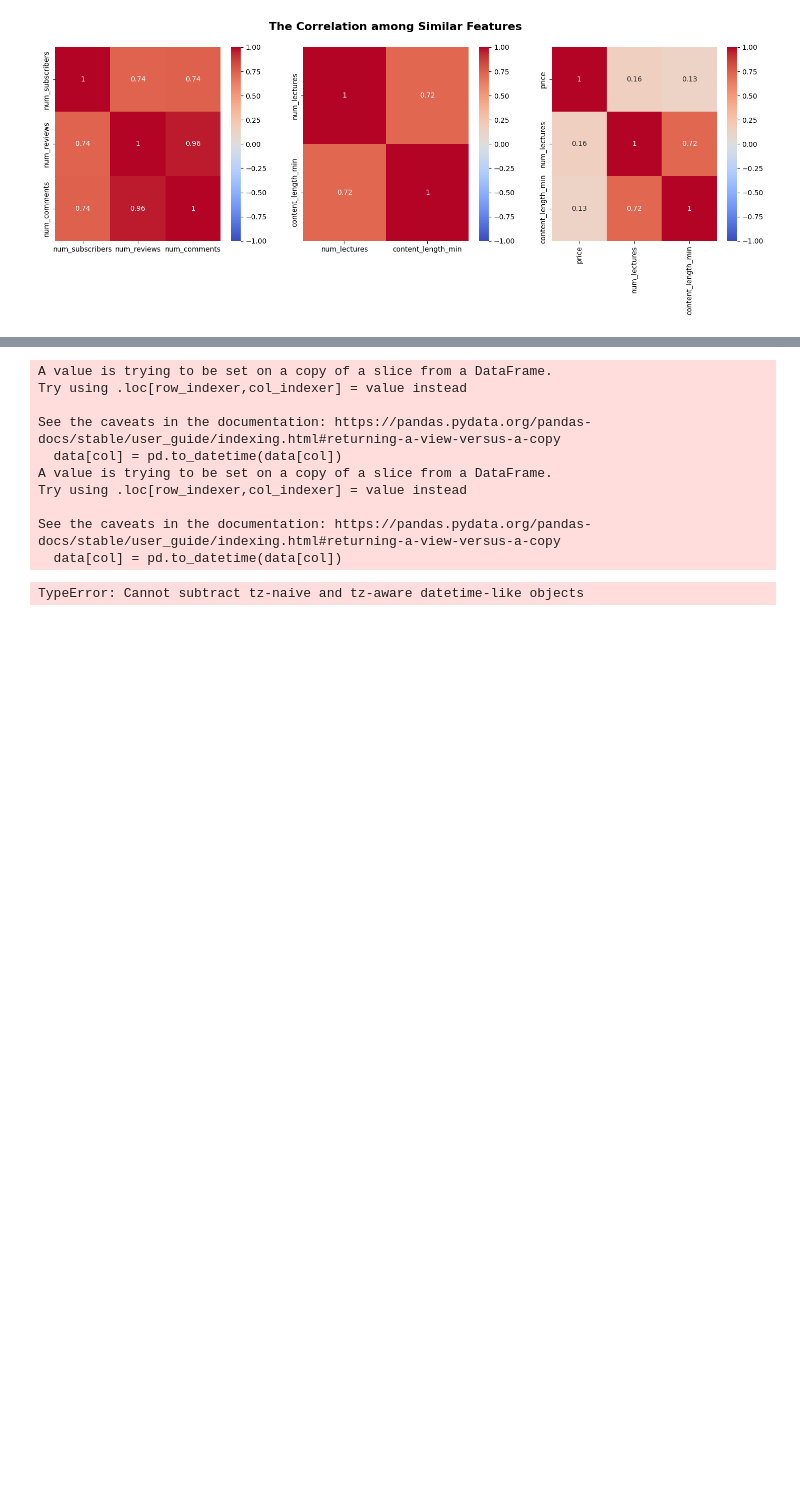
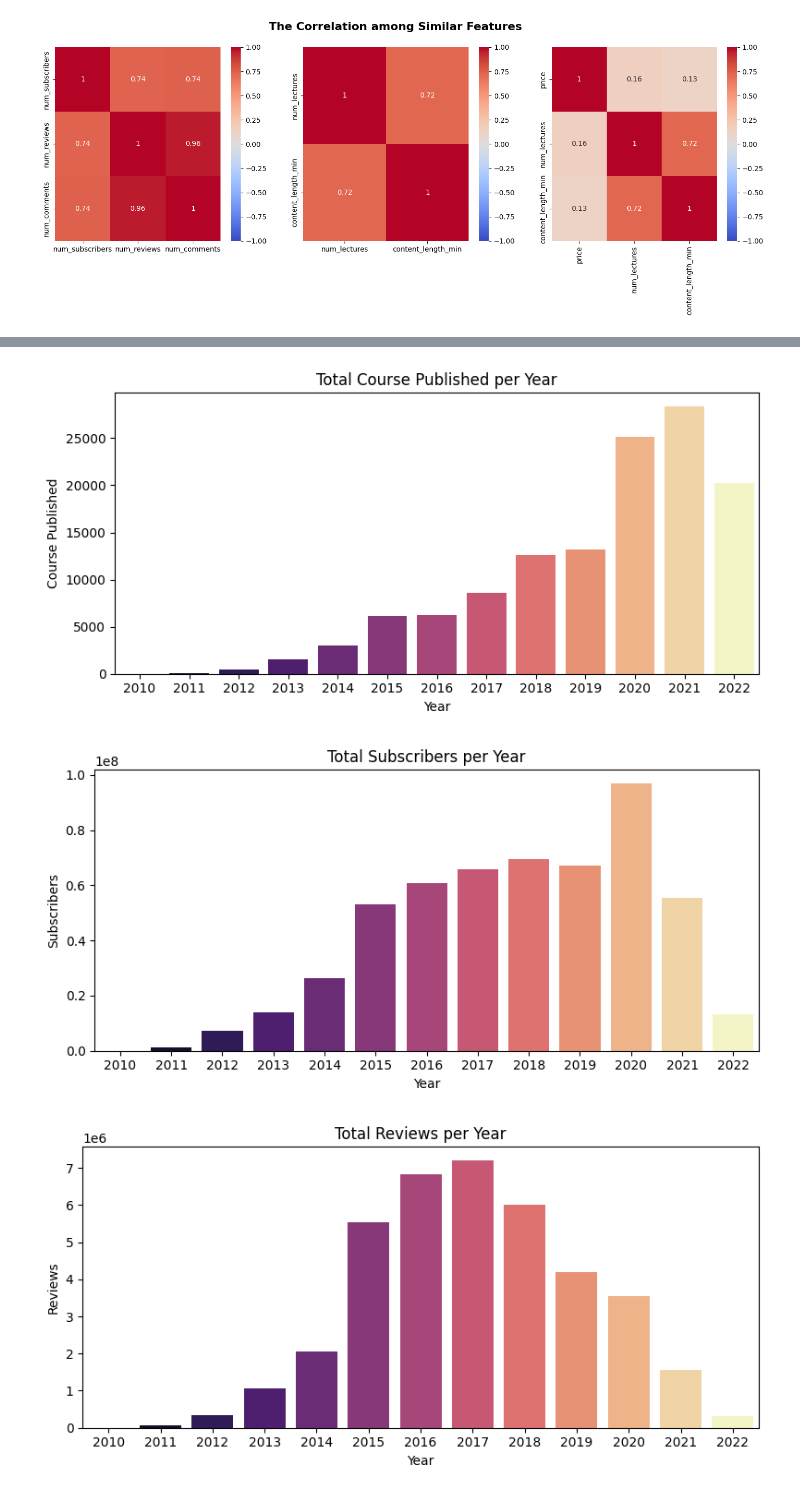
Before and after one commit to MuhammadRhakan/final-project, a Jupyter notebook: Course_Recommendation.ipynb, the cells around one changed output, grey strips where cells are left out. Cells and saved outputs as stored; diff of their text form; code cells hidden in the pictures; blank space fills up the shorter version.

```diff
--- a/Course_Recommendation.ipynb
+++ b/Course_Recommendation.ipynb
@@ -350,28 +344,57 @@ correlation(course_no_duplicate, numerical)
 | num_lectures | - | - | - | - | - | 1.0 | 0.719745 |
 | content_length_min | - | - | - | - | - | 0.719745 | 1.0 |
 # %%
-def datetime_convert(data, features):
+def datetime_convert(data, features, return_result):
+  data = data.copy()
   latest_date = '2022-10-10'
-  latest_date = pd.to_datetime(latest_date, format='%Y-%m-%d')
+  latest_date = pd.to_datetime(latest_date, format='%Y-%m-%d').tz_localize(None)
 
   for col in features:
-      data[col] = pd.to_datetime(data[col])
+      data[col] = pd.to_datetime(data[col]).dt.tz_localize(None)
+
+  data['published_year'] = data['published_time'].dt.year
+  data['published_month'] = data['published_time'].dt.month_name()
+
+  group_year = pd.pivot_table(data, index='published_year',
+                               values=['id','num_subscribers', 'num_reviews', 'num_comments', 'num_lectures'],
+                               aggfunc={'id': len,
+                                        'num_subscribers': 'sum',
+                                        'num_reviews':'sum',
+                                        'num_comments':'sum',
+                                        'num_lectures':'sum'})
 
   data['published_days_ago'] = (latest_date - data['published_time']).dt.days
   data['updated_days_ago'] = (latest_date - data['last_update_date']).dt.days
 
-  return data
+  return {1: data,
+          2: group_year}
 
-datetime_convert(course_no_duplicate, ['published_time', 'last_update_date'])
+datetime_convert(course_no_duplicate, ['published_time', 'last_update_date'], False)
-# %% [output]
-A value is trying to be set on a copy of a slice from a DataFrame.
-Try using .loc[row_indexer,col_indexer] = value instead
-
-See the caveats in the documentation: https://pandas.pydata.org/pandas-docs/stable/user_guide/indexing.html#returning-a-view-versus-a-copy
-  data[col] = pd.to_datetime(data[col])
-A value is trying to be set on a copy of a slice from a DataFrame.
-Try using .loc[row_indexer,col_indexer] = value instead
-
-See the caveats in the documentation: https://pandas.pydata.org/pandas-docs/stable/user_guide/indexing.html#returning-a-view-versus-a-copy
-  data[col] = pd.to_datetime(data[col])
-TypeError: Cannot subtract tz-naive and tz-aware datetime-like objects
+# %%
+def annual_check(pivot):
+  resource = {'id': 'Course Published',
+              'num_subscribers': 'Subscribers',
+              'num_reviews': 'Reviews',
+              'num_comments':'Comments',
+              'num_lectures': 'Lectures'}
+
+  for key, val in resource.items():
+    plt.figure(figsize=(8,4))
+    sns.barplot(data=pivot,
+                hue=pivot.index,
+                x=pivot.index,
+                y=pivot[key],
+                palette='magma',
+                legend=False)
+    plt.title(f'Total {val} per Year')
+    plt.xlabel('Year')
+    plt.ylabel(val)
+
+    plt.tight_layout()
+    plt.show()
+
+annual_check(datetime_convert(course_no_duplicate, ['published_time', 'last_update_date'], False)[2])
+# %% [output]
+[figure, added]
+[figure, added]
+[figure, added]
```
Also changed, not shown: parts of 9 cells of this notebook.
